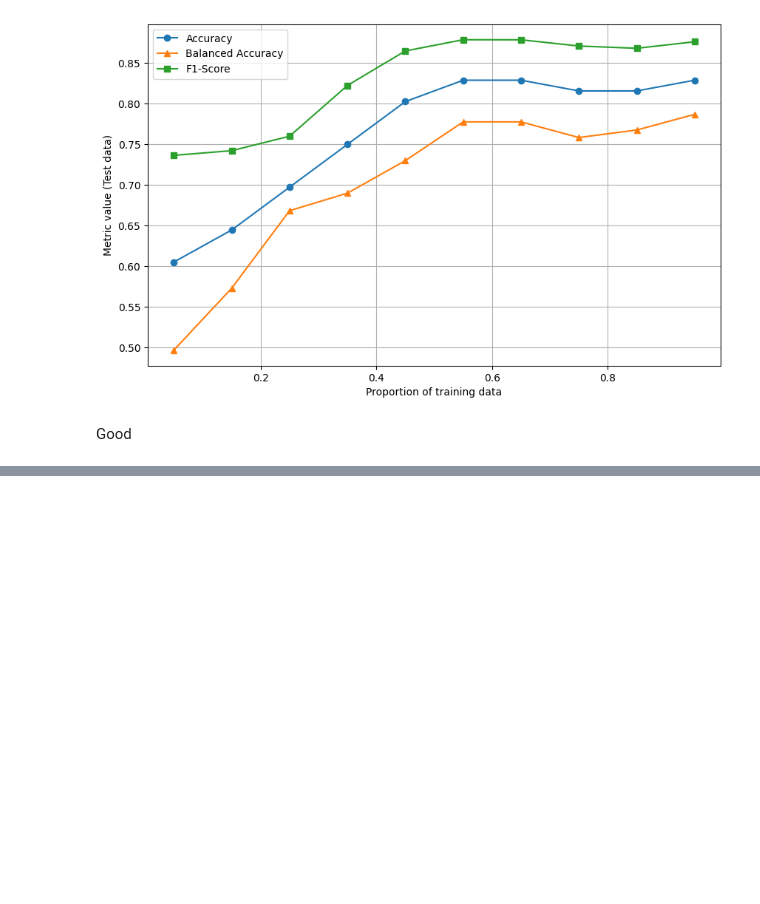
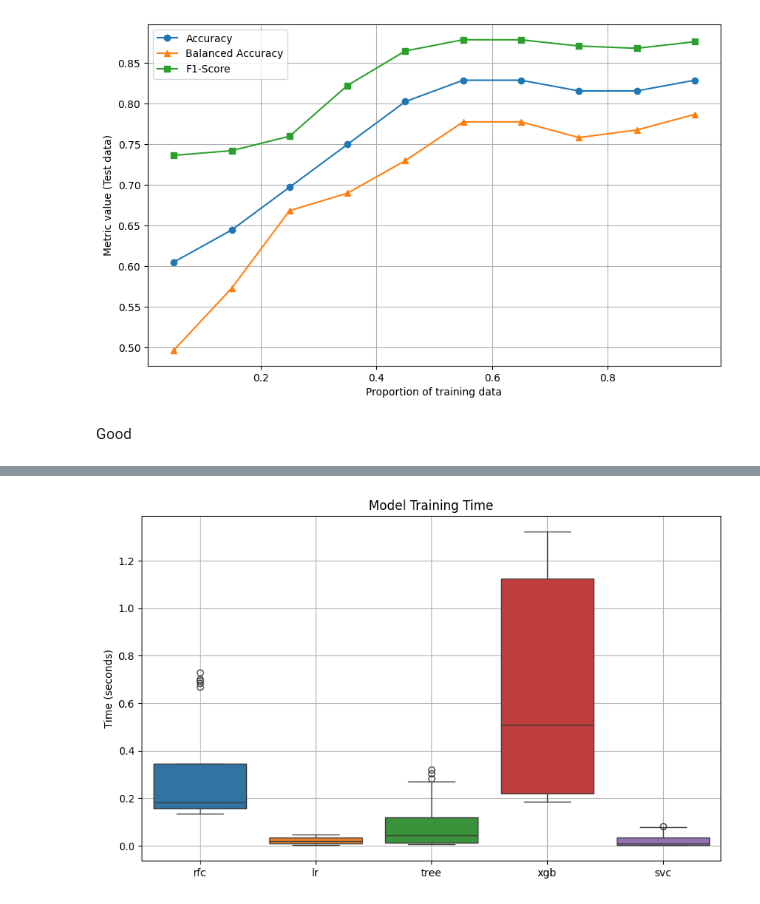
Before and after one commit to tomaszzywicki/semi-supervised-FISTA-logistic-lasso, a Jupyter notebook: notebooks/00_datasets_check.ipynb, the cells around one changed output, grey strips where cells are left out. Drawn from its saved outputs; the diff is of its cells as text; code cells hidden in the pictures; blank space fills up the shorter version.

```diff
--- a/notebooks/00_datasets_check.ipynb
+++ b/notebooks/00_datasets_check.ipynb
@@ -271,10 +252,0 @@ wtf xd
-# %%
-import arff
-
-with open('../data/raw/chowdary.arff', 'r') as f:
-    dataset = arff.load(f)
-
-chowdary = pd.DataFrame(dataset['data'], columns=[attr[0] for attr in dataset['attributes']])
-X = chowdary.iloc[:, :-1].to_numpy()
-y = chowdary.iloc[:, [-1]]
-y = (y == '"B"').astype(int).to_numpy()
@@ -322,0 +413,9 @@ Good
+# %%
+plt.figure(figsize=(10, 6))
+sns.boxplot(time_results)
+plt.title("Model Training Time")
+plt.ylabel("Time (seconds)")
+plt.grid(True)
+plt.show()
+# %% [output]
+[figure, added]
```
Also changed, not shown: parts of 10 cells of this notebook, 9 other files.
